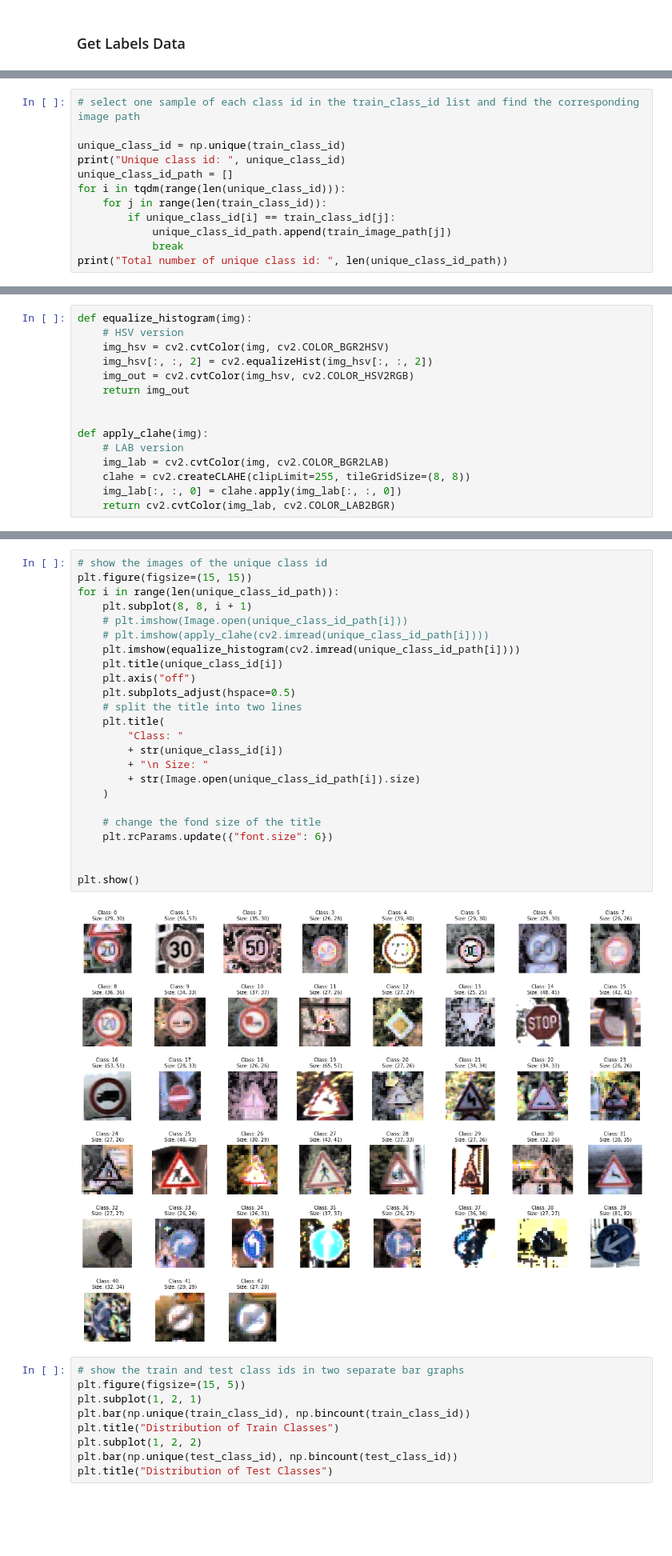
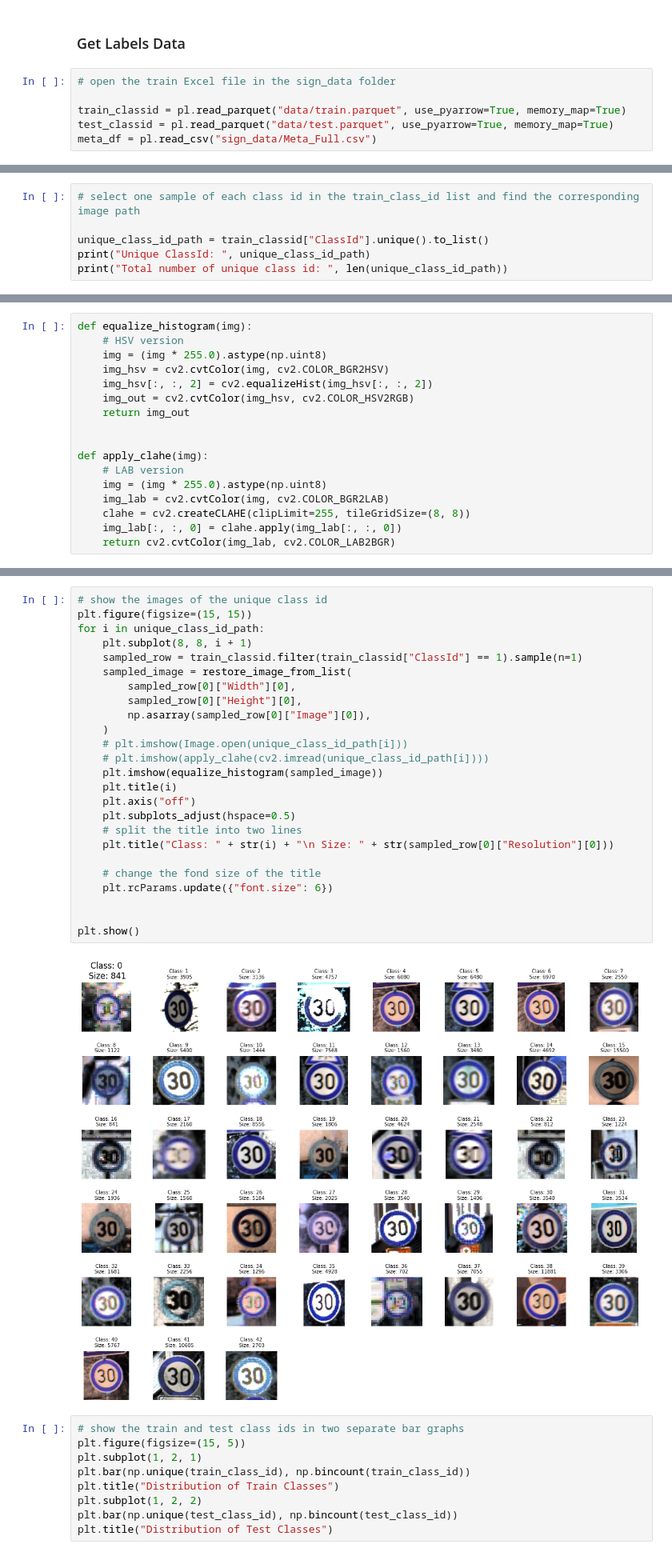
Before and after one commit to teddy661/281-final-project, a Jupyter notebook: Sign_EDA.ipynb, the cells around one changed output, grey strips where cells are left out. Shown at 80% size. Drawn from its saved outputs; the diff is of its cells as text; blank space fills up the shorter version.

```diff
--- a/Sign_EDA.ipynb
+++ b/Sign_EDA.ipynb
@@ -110,4 +90,10 @@ Number of classes:  43
 ### Open the label file (labels-map-proj-v3.txt) and get the lable lines
 # %% [markdown]
 ### Get Labels Data
+# %%
+# open the train Excel file in the sign_data folder
+
+train_classid = pl.read_parquet("data/train.parquet", use_pyarrow=True, memory_map=True)
+test_classid = pl.read_parquet("data/test.parquet", use_pyarrow=True, memory_map=True)
+meta_df = pl.read_csv("sign_data/Meta_Full.csv")
 # %%
@@ -182,13 +134,7 @@ Duplicate size: (0,)
 # %%
 # select one sample of each class id in the train_class_id list and find the corresponding image path
 
-unique_class_id = np.unique(train_class_id)
-print("Unique class id: ", unique_class_id)
-unique_class_id_path = []
-for i in tqdm(range(len(unique_class_id))):
-    for j in range(len(train_class_id)):
-        if unique_class_id[i] == train_class_id[j]:
-            unique_class_id_path.append(train_image_path[j])
-            break
+unique_class_id_path = train_classid["ClassId"].unique().to_list()
+print("Unique ClassId: ", unique_class_id_path)
 print("Total number of unique class id: ", len(unique_class_id_path))
 # %% [output]
@@ -198,6 +143,7 @@ Total number of unique class id:  43
 # %%
 def equalize_histogram(img):
     # HSV version
+    img = (img * 255.0).astype(np.uint8)
     img_hsv = cv2.cvtColor(img, cv2.COLOR_BGR2HSV)
     img_hsv[:, :, 2] = cv2.equalizeHist(img_hsv[:, :, 2])
     img_out = cv2.cvtColor(img_hsv, cv2.COLOR_HSV2RGB)
@@ -206,6 +152,7 @@ def equalize_histogram(img):
 
 def apply_clahe(img):
     # LAB version
+    img = (img * 255.0).astype(np.uint8)
     img_lab = cv2.cvtColor(img, cv2.COLOR_BGR2LAB)
     clahe = cv2.createCLAHE(clipLimit=255, tileGridSize=(8, 8))
     img_lab[:, :, 0] = clahe.apply(img_lab[:, :, 0])
@@ -258,29 +203,30 @@ Text(0.5, 1.0, 'Histogram equalization')
 # %%
 # show the images of the unique class id
 plt.figure(figsize=(15, 15))
-for i in range(len(unique_class_id_path)):
+for i in unique_class_id_path:
     plt.subplot(8, 8, i + 1)
+    sampled_row = train_classid.filter(train_classid["ClassId"] == 1).sample(n=1)
+    sampled_image = restore_image_from_list(
+        sampled_row[0]["Width"][0],
+        sampled_row[0]["Height"][0],
+        np.asarray(sampled_row[0]["Image"][0]),
+    )
     # plt.imshow(Image.open(unique_class_id_path[i]))
     # plt.imshow(apply_clahe(cv2.imread(unique_class_id_path[i])))
-    plt.imshow(equalize_histogram(cv2.imread(unique_class_id_path[i])))
-    plt.title(unique_class_id[i])
+    plt.imshow(equalize_histogram(sampled_image))
+    plt.title(i)
     plt.axis("off")
     plt.subplots_adjust(hspace=0.5)
     # split the title into two lines
-    plt.title(
-        "Class: "
-        + str(unique_class_id[i])
-        + "\n Size: "
-        + str(Image.open(unique_class_id_path[i]).size)
-    )
+    plt.title("Class: " + str(i) + "\n Size: " + str(sampled_row[0]["Resolution"][0]))
 
     # change the fond size of the title
     plt.rcParams.update({"font.size": 6})
 
 
 plt.show()
 # %% [output]
-[figure, old version]
+[figure, new version]
 # %%
 # show the train and test class ids in two separate bar graphs
 plt.figure(figsize=(15, 5))
```
Also changed, not shown: parts of 10 cells of this notebook.
